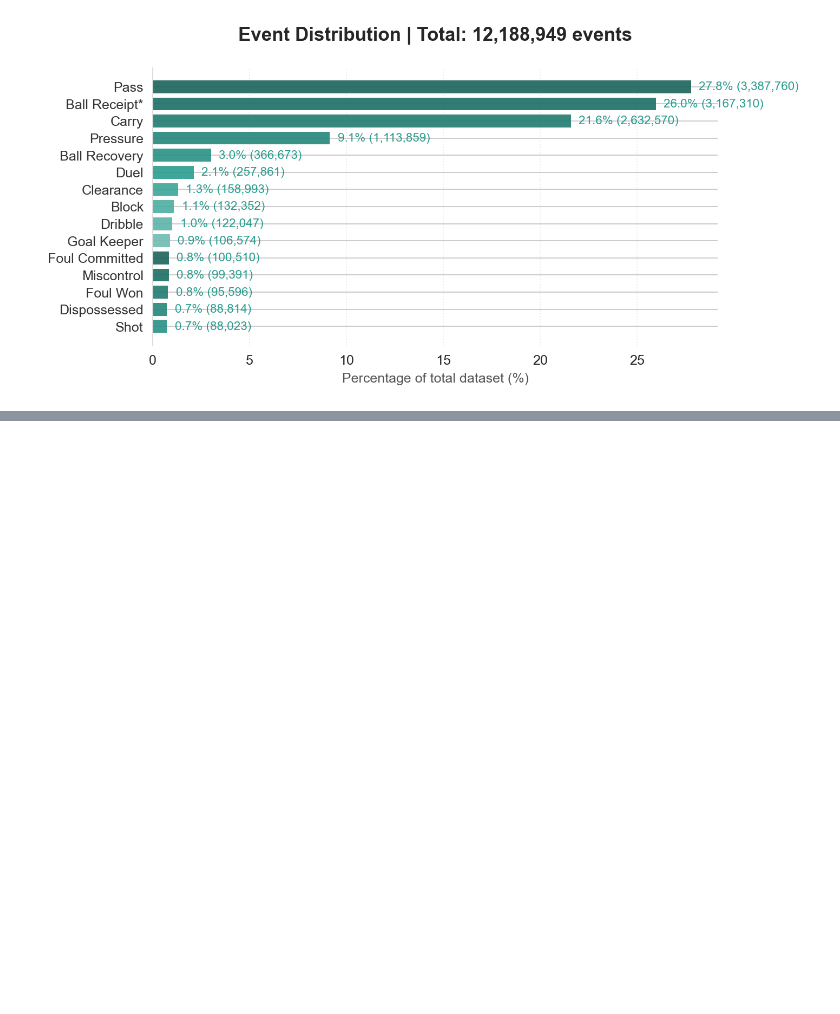
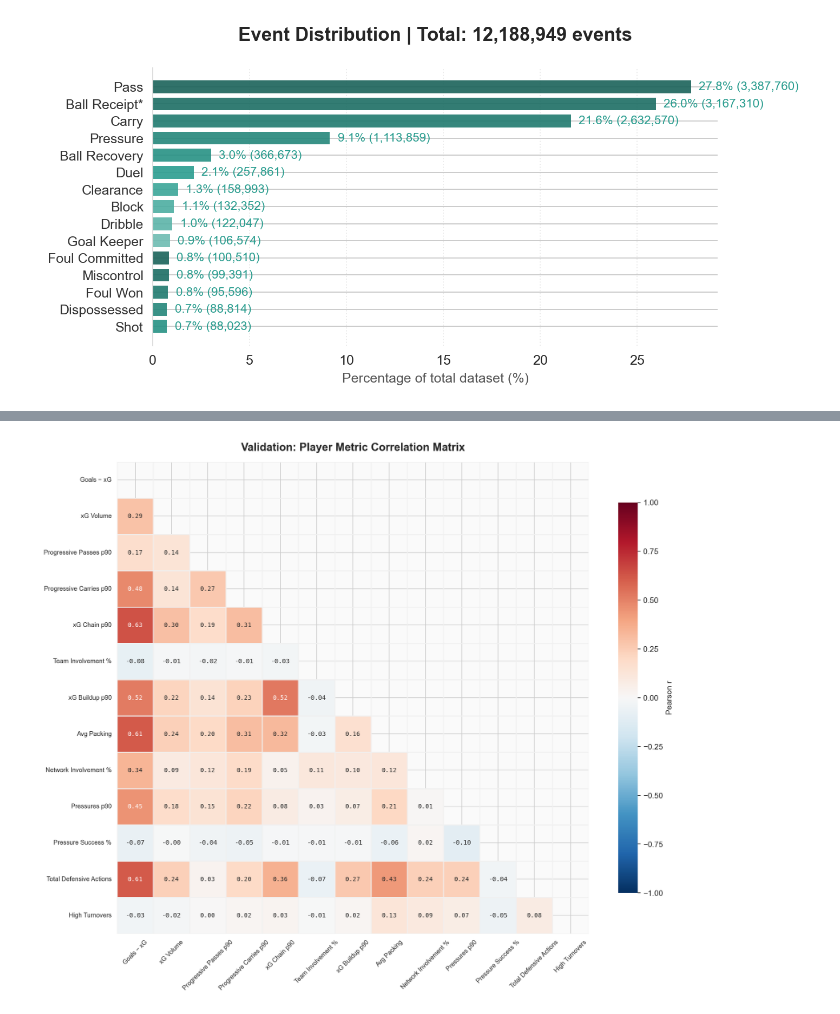
Before and after one commit to soh364/soccer-analytics-capstone-XOh, a Jupyter notebook: eda/EDA_executive_xoh.ipynb, the cells around one changed output, grey strips where cells are left out. Cells and saved outputs as stored; diff of their text form; code cells hidden in the pictures; blank space fills up the shorter version.

```diff
--- a/eda/EDA_executive_xoh.ipynb
+++ b/eda/EDA_executive_xoh.ipynb
@@ -404,0 +302,4 @@ Our framework was empirically validated on 2022-2024 tournament data:
+# %%
+display(Image(filename='figures/player_metrics_corr.png'))
+# %% [output]
+[figure, added]
```
Also changed, not shown: parts of 16 cells of this notebook.
